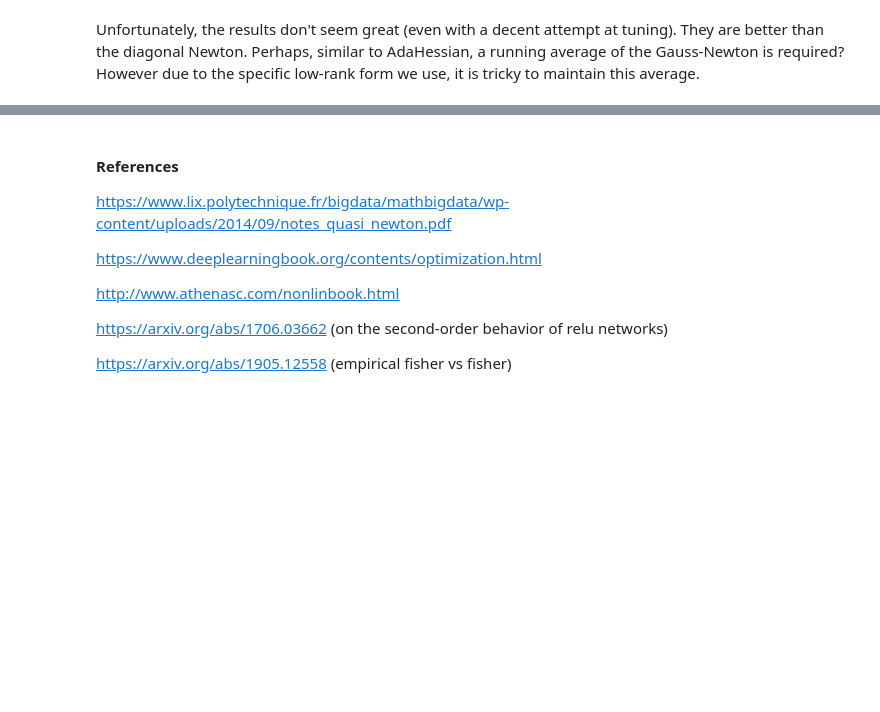
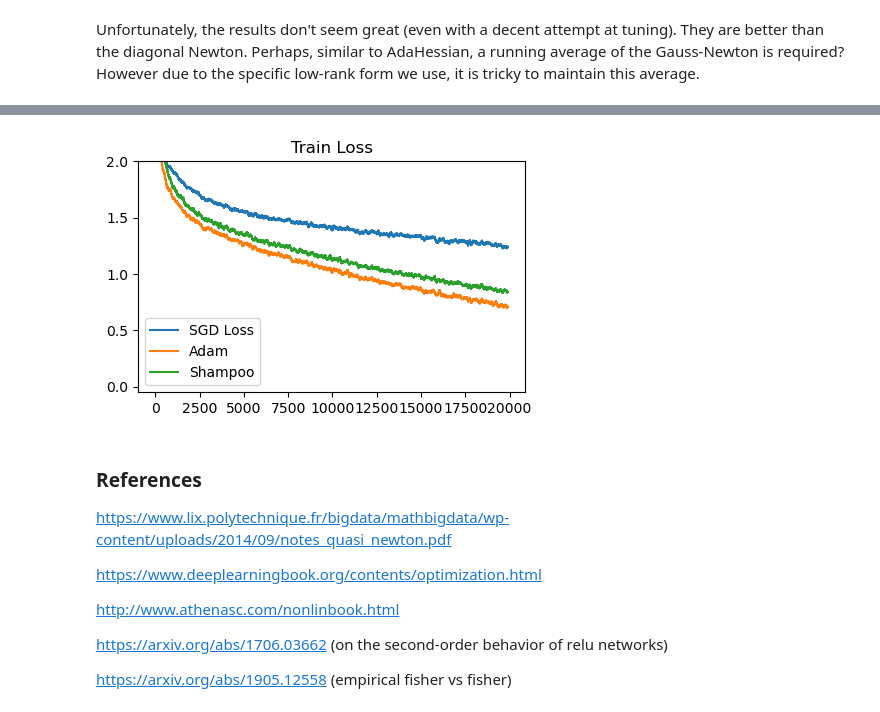
Before and after one commit to kvfrans/notes, a Jupyter notebook: 7-notes/second-order-optimization.ipynb, the cells around one changed output, grey strips where cells are left out. Cells and saved outputs as stored; diff of their text form; code cells hidden in the pictures; blank space fills up the shorter version.

```diff
--- a/7-notes/second-order-optimization.ipynb
+++ b/7-notes/second-order-optimization.ipynb
@@ -584,5 +882,48 @@ After this: Adagrad as a second-order natural gradient method. Then variants: Ad
+# %%
+def shampoo_adamlike(params, opt_state, loss_fn, step, exponent, **kwargs):
+    loss, grads = jax.value_and_grad(loss_fn)(params)
+    variance = opt_state
+    b2 = 0.999
+    def update_variances(g, v):
+        if len(g.shape) == 2:
+            vl, vr = v
+            l = g @ g.T
+            r = g.T @ g
+            vl = b2 * vl + (1-b2) * l
+            vr = b2 * vr + (1-b2) * r
+            return vl, vr
+        else:
+            return b2 * v + (1-b2) * g ** 2
+
+    new_variance = jax.tree_map(update_variances, grads, variance)
+    v_hat = jax.tree_map(lambda v: v / (1 - b2 ** (step + 1)), new_variance)
+
+    def update_fisher(g, v):
+        if len(g.shape) == 2:
+            vl, vr = v
+            return matrix_inverse_pth_root(vl, 4) @ g @ matrix_inverse_pth_root(vr, 4)
+        else:
+            return g / (jnp.power(v, exponent) + 1e-6)
+    update = jax.tree_map(update_fisher, grads, v_hat)
+    new_params = jax.tree_map(lambda p, u: p - 0.002 * u, params, update)
+    return loss, new_params, new_variance
+
+def zero_fn(x):
+    if isinstance(x, jnp.ndarray) and len(x.shape) == 2:
+        return jnp.zeros((x.shape[0], x.shape[0])), jnp.zeros((x.shape[1], x.shape[1]))
+    else:
+        return jnp.zeros_like(x)
+def zero_params_shampoo(params):
+    opt_state = jax.tree_map(lambda x: zero_fn(x), params)
+    return opt_state
+init_opt_fn = lambda m: zero_params_shampoo(m)
+shampoo_loss = train_cifar(functools.partial(shampoo_adamlike, exponent=0.5), init_opt_fn, 20_000)
+# print(shampoo_loss)
+plot_losses([sgd_loss, adam_sqrt_loss, shampoo_loss], ['SGD Loss', 'Adam', 'Shampoo'], 'Train Loss')
+# %% [output]
+[figure, added]
 # %% [markdown]
-#### References
+### References
 
 https://www.lix.polytechnique.fr/bigdata/mathbigdata/wp-content/uploads/2014/09/notes_quasi_newton.pdf
 
```
Also changed, not shown: parts of 13 cells of this notebook, 1 other file.
